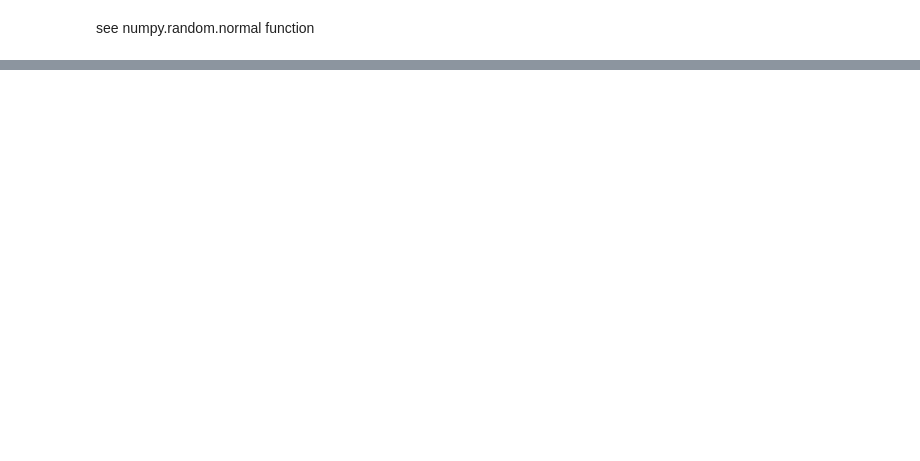
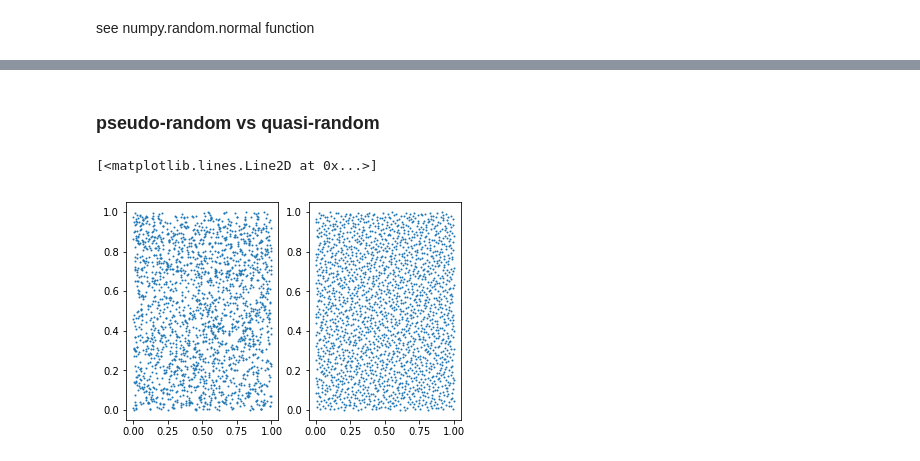
Before and after one commit to Jim00000/Numerical-Analysis, a Jupyter notebook: 9_Random_Numbers_And_Applications.ipynb, the cells around one changed output, grey strips where cells are left out. Drawn from its saved outputs; the diff is of its cells as text; code cells hidden in the pictures; blank space fills up the shorter version.

```diff
--- a/9_Random_Numbers_And_Applications.ipynb
+++ b/9_Random_Numbers_And_Applications.ipynb
@@ -297,0 +302,15 @@ plt.plot(datax)
+# %%
+def halton(p, n):
+    b = np.zeros(math.ceil(math.log(n + 1) / math.log(p)))
+    u = np.zeros(n)
+    for j in range(n):
+        i = 0
+        b[0] = b[0] + 1
+        while b[i] > p - 1 + np.finfo(float).eps:
+            b[i] = 0
+            i += 1
+            b[i] += 1
+        u[j] = 0
+        for k in range(1, b.size + 1):
+            u[j] = u[j] + b[k-1] * pow(p, -k)
+    return u
@@ -297,0 +325,33 @@ plt.plot(datax)
+# %% [markdown]
+### pseudo-random vs quasi-random
+# %%
+pair_count = 2000
+
+pr_xdata = np.array([])
+pr_ydata = np.array([])
+qr_xdata = np.array([])
+qr_ydata = np.array([])
+
+qrx_seq = halton(2, pair_count)
+qry_seq = halton(3, pair_count)
+
+x = time.time()
+
+for idx in range(pair_count):
+    ux, x = stdrand(x)
+    uy, x = stdrand(x)
+    pr_xdata = np.append(pr_xdata, ux)
+    pr_ydata = np.append(pr_ydata, uy)
+    qr_xdata = np.append(qr_xdata, qrx_seq[idx])
+    qr_ydata = np.append(qr_ydata, qry_seq[idx])
+
+plt.figure(1)
+plt.xlim(0, 1)
+plt.ylim(0, 1)
+plt.subplot(121)
+plt.plot(pr_xdata, pr_ydata, 'o', markersize=1)
+plt.subplot(122)
+plt.plot(qr_xdata, qr_ydata, 'o', markersize=1)
+# %% [output]
+[<matplotlib.lines.Line2D at 0x...>]
+[figure, added]
```
Also changed, not shown: parts of 9 cells of this notebook.
